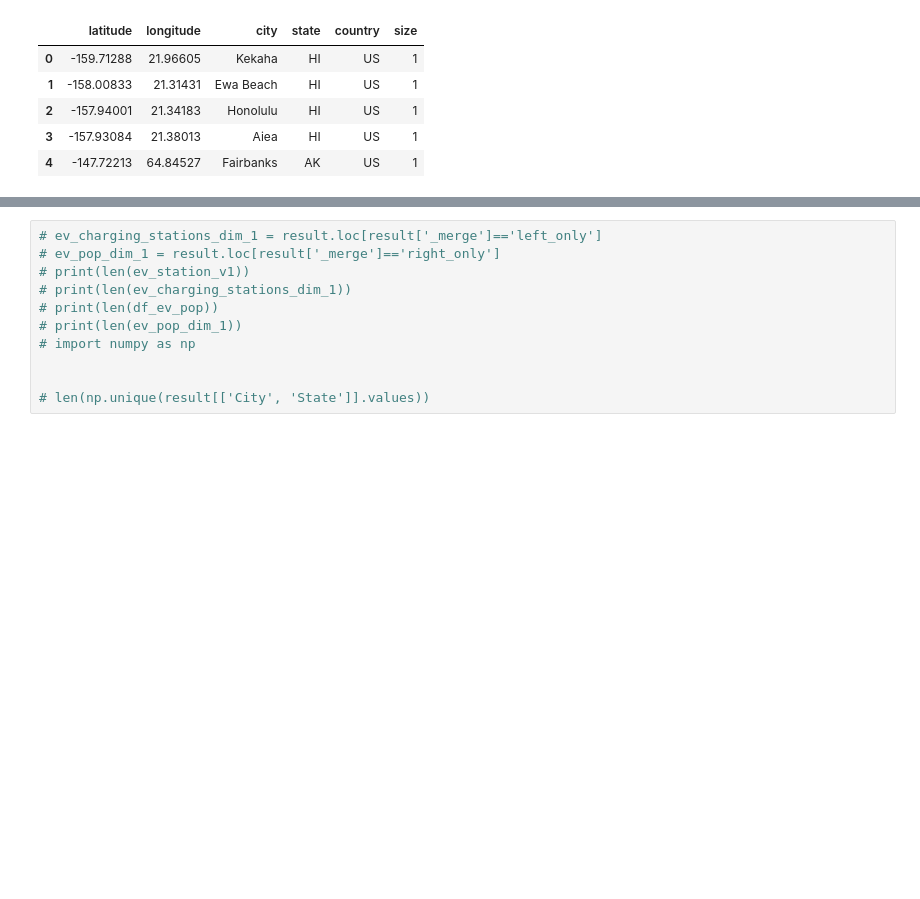
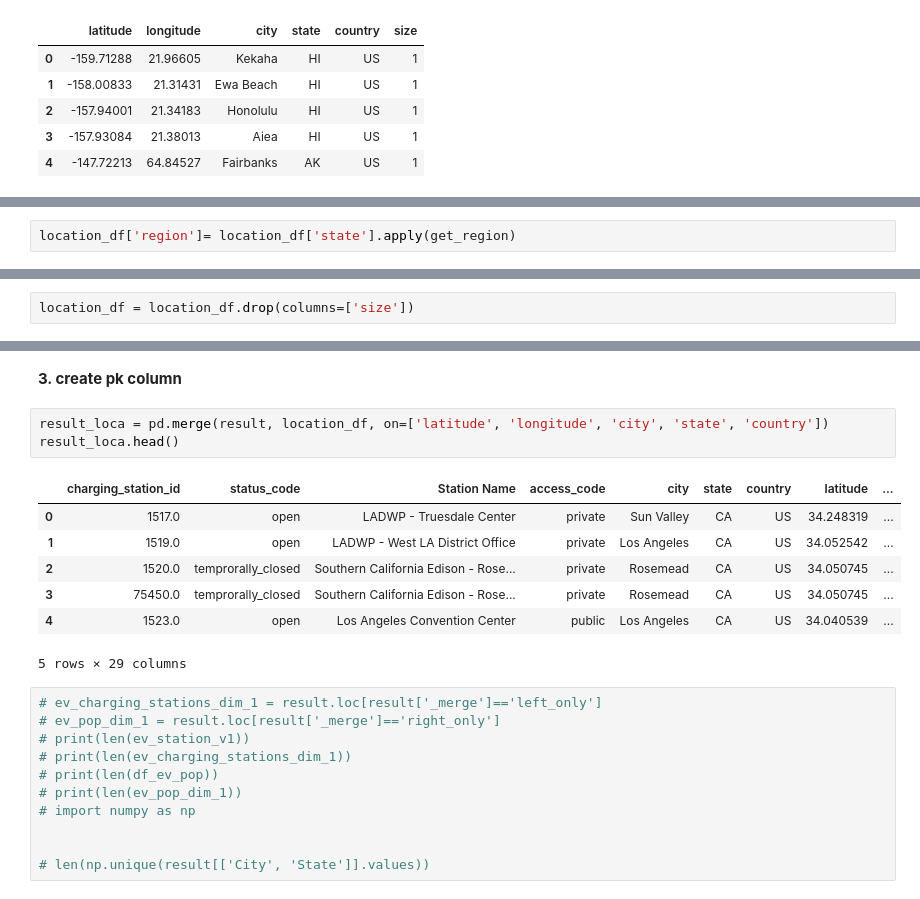
Before and after one commit to hicranA/partsUnlimitedDW, a Jupyter notebook: etl_ev_car_population.ipynb, the cells around one changed output, grey strips where cells are left out. Drawn from its saved outputs; the diff is of its cells as text; blank space fills up the shorter version.

```diff
--- a/etl_ev_car_population.ipynb
+++ b/etl_ev_car_population.ipynb
@@ -483,0 +549,2 @@ location_df.head()
+# %%
+location_df['region']= location_df['state'].apply(get_region)
@@ -483,0 +560,2 @@ location_df.head()
+# %%
+location_df = location_df.drop(columns=['size'])
@@ -484,3 +571,16 @@ location_df.head()
+# %% [markdown]
+**3. create pk column**
+# %%
+result_loca = pd.merge(result, location_df, on=['latitude', 'longitude', 'city', 'state', 'country'])
+result_loca.head()
+# %% [output]
+|  | charging_station_id | status_code | Station Name | access_code | city | state | country | latitude | ... |
+| 0 | 1517.0 | open | LADWP - Truesdale Center | private | Sun Valley | CA | US | 34.248319 | ... |
+| 1 | 1519.0 | open | LADWP - West LA District Office | private | Los Angeles | CA | US | 34.052542 | ... |
+| 2 | 1520.0 | temprorally_closed | Southern California Edison - Rose... | private | Rosemead | CA | US | 34.050745 | ... |
+| 3 | 75450.0 | temprorally_closed | Southern California Edison - Rose... | private | Rosemead | CA | US | 34.050745 | ... |
+| 4 | 1523.0 | open | Los Angeles Convention Center | public | Los Angeles | CA | US | 34.040539 | ... |
+5 rows × 29 columns
 # %%
 # ev_charging_stations_dim_1 = result.loc[result['_merge']=='left_only']
 # ev_pop_dim_1 = result.loc[result['_merge']=='right_only']
```
Also changed, not shown: parts of 32 cells of this notebook, 3 other files.
